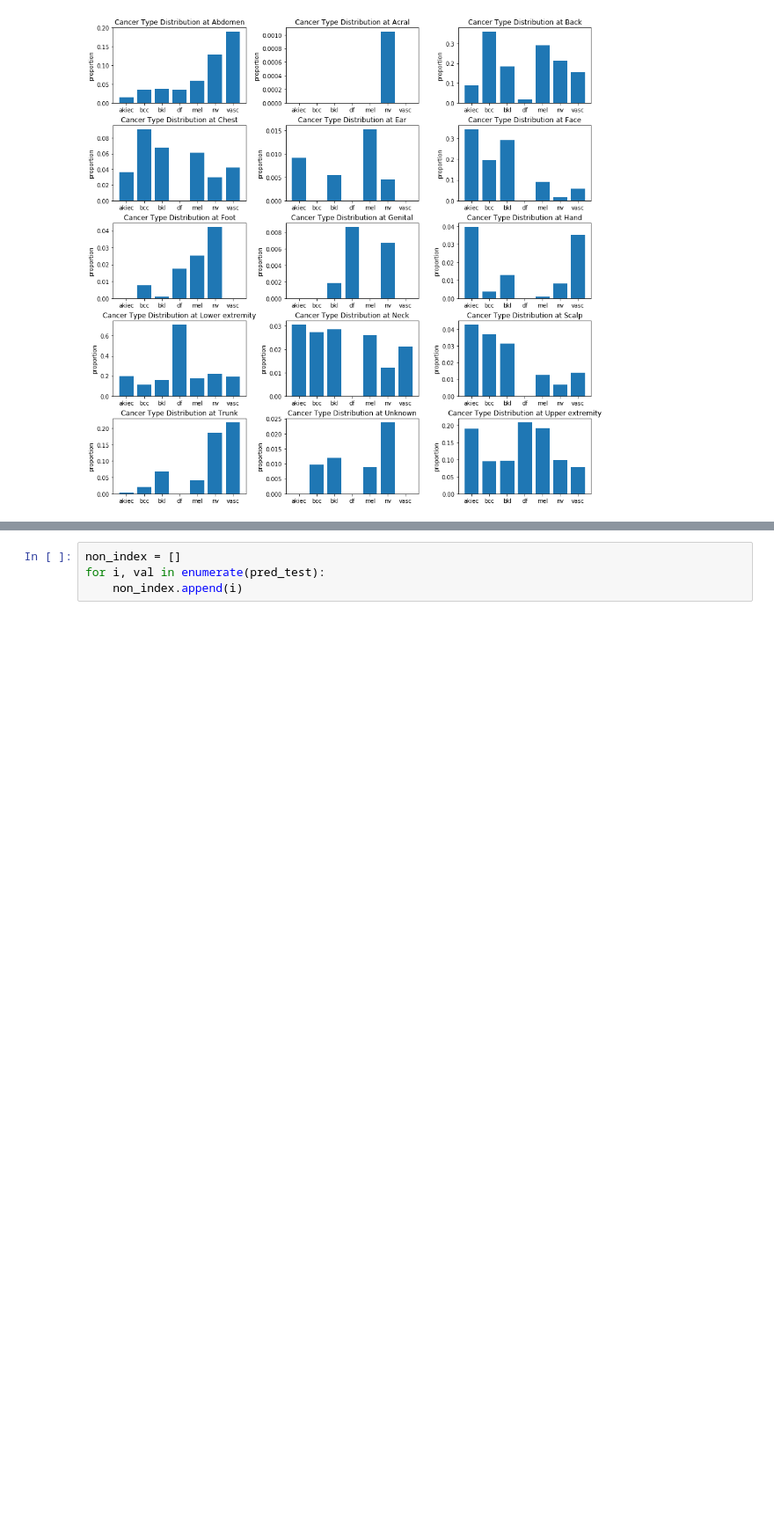
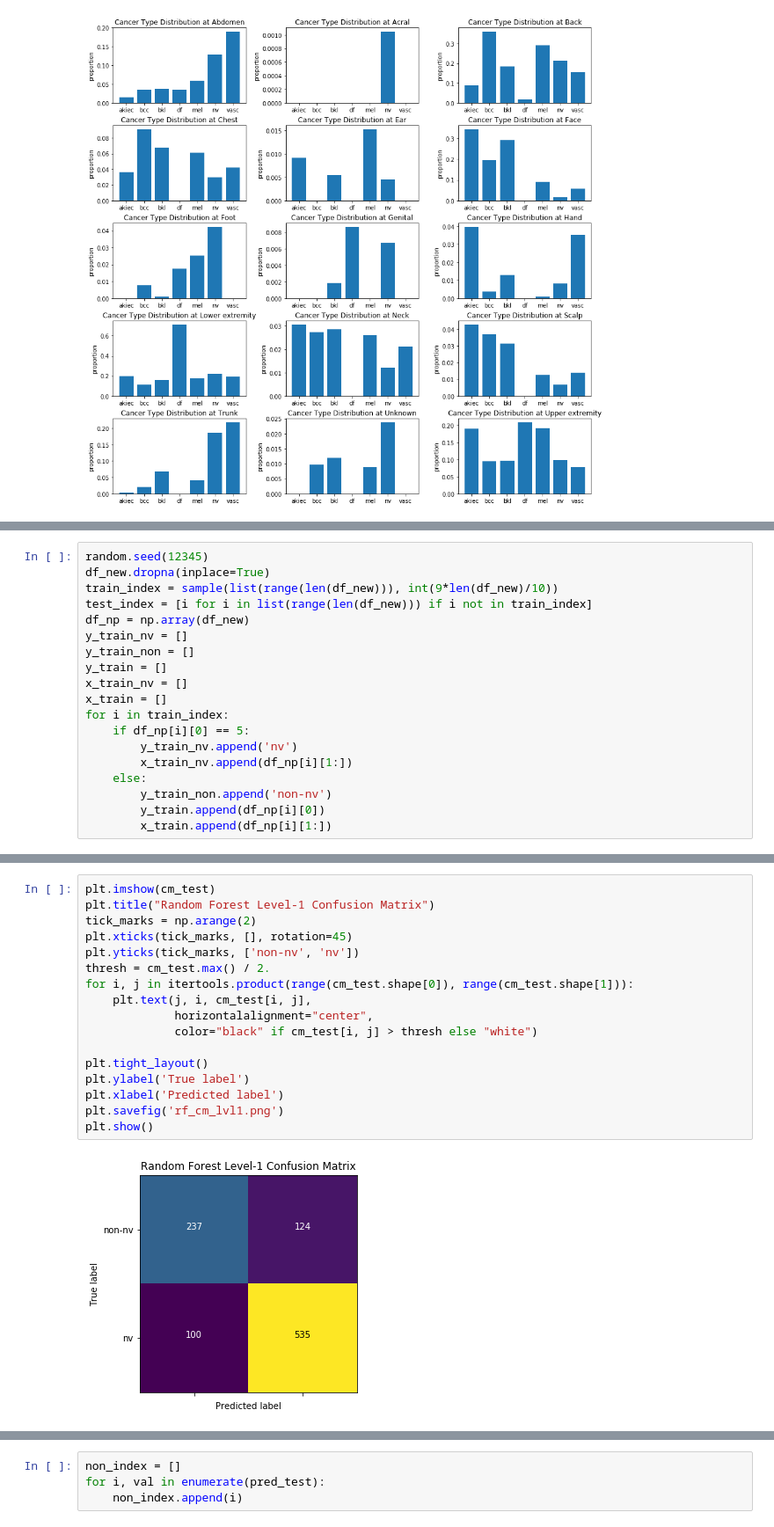
Before and after one commit to ankit-shukla-dev/SkinCancerClassification, a Jupyter notebook: CSV_Model.ipynb, the cells around one changed output, grey strips where cells are left out. Shown: that part at 88% size. Drawn from its saved outputs; the diff is of its cells as text; blank space fills up the shorter version.

```diff
--- a/CSV_Model.ipynb
+++ b/CSV_Model.ipynb
@@ -112 +91,20 @@ Preprocessing: Dummy variables are generated for each of the locations where the
+# %%
+random.seed(12345)
+df_new.dropna(inplace=True)
+train_index = sample(list(range(len(df_new))), int(9*len(df_new)/10))
+test_index = [i for i in list(range(len(df_new))) if i not in train_index]
+df_np = np.array(df_new)
+y_train_nv = []
+y_train_non = []
+y_train = []
+x_train_nv = []
+x_train = []
+for i in train_index:
+    if df_np[i][0] == 5:
+        y_train_nv.append('nv')
+        x_train_nv.append(df_np[i][1:])
+    else:
+        y_train_non.append('non-nv')
+        y_train.append(df_np[i][0])
+        x_train.append(df_np[i][1:])
 # %%
@@ -165,3 +142,22 @@ Test Error:  0.22289156626506024 Training Error:  0.21780852488283864
+# %%
+plt.imshow(cm_test)
+plt.title("Random Forest Level-1 Confusion Matrix")
+tick_marks = np.arange(2)
+plt.xticks(tick_marks, [], rotation=45)
+plt.yticks(tick_marks, ['non-nv', 'nv'])
+thresh = cm_test.max() / 2.
+for i, j in itertools.product(range(cm_test.shape[0]), range(cm_test.shape[1])):
+    plt.text(j, i, cm_test[i, j],
+             horizontalalignment="center",
+             color="black" if cm_test[i, j] > thresh else "white")
+
+plt.tight_layout()
+plt.ylabel('True label')
+plt.xlabel('Predicted label')
+plt.savefig('rf_cm_lvl1.png')
+plt.show()
+# %% [output]
+[figure, added]
 # %%
 random.seed(12345)
 clf2 = RFC(n_estimators=100, max_depth=7, max_features="sqrt", class_weight="balanced")
```
Also changed, not shown: parts of 25 cells of this notebook.
